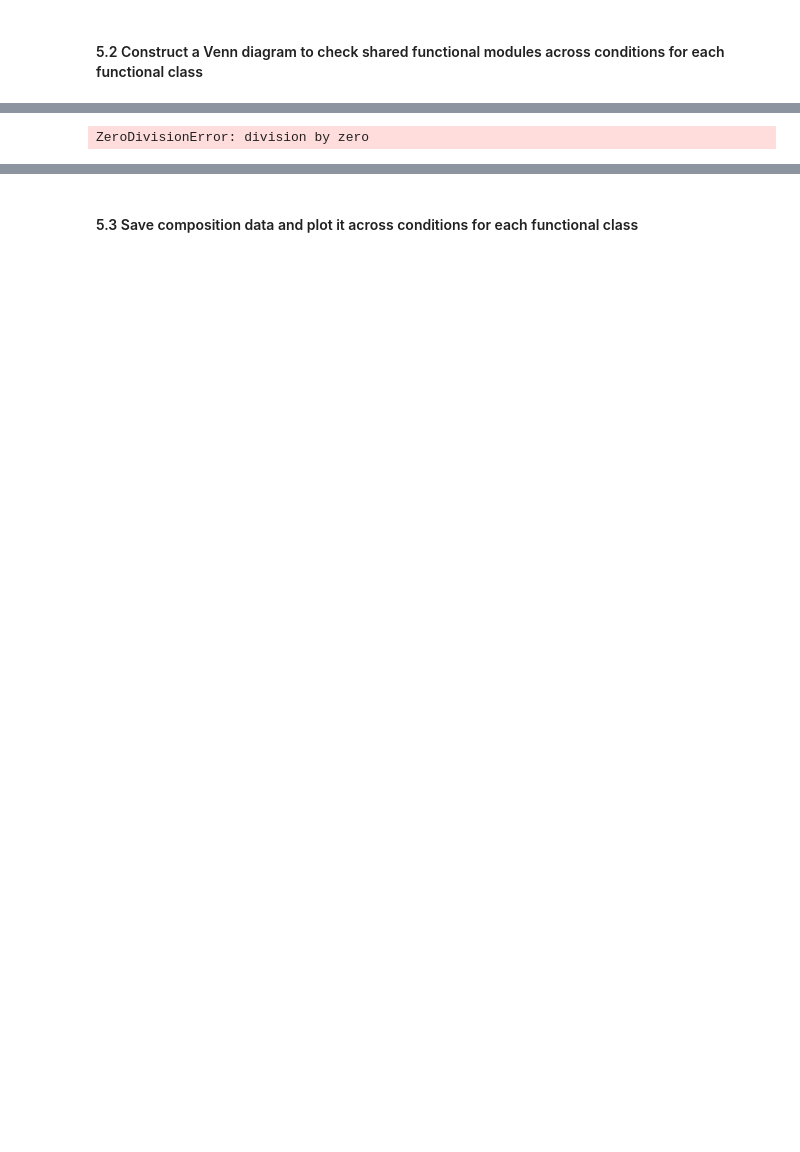
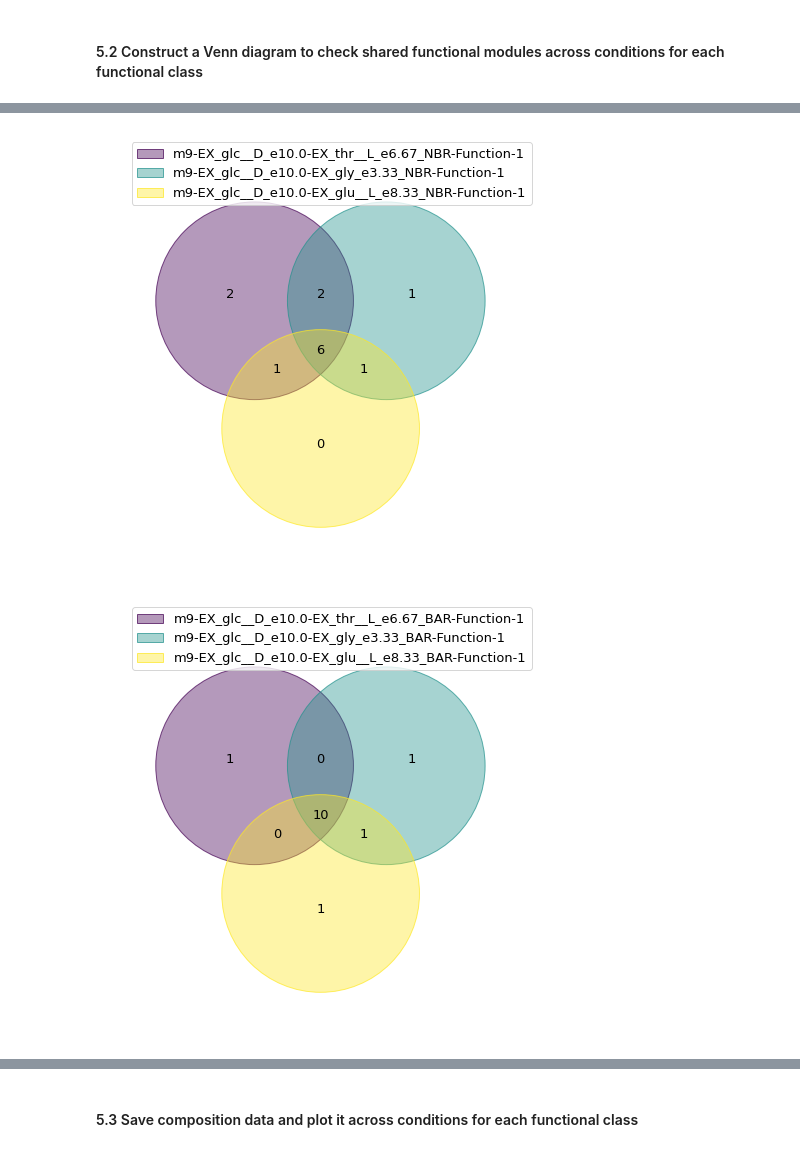
Before and after one commit to extrevaro/e-merlin, a Jupyter notebook: Study-level_enrichment_analysis.ipynb, the cells around one changed output, grey strips where cells are left out. Drawn from its saved outputs; the diff is of its cells as text; code cells hidden in the pictures; blank space fills up the shorter version.

Commit message:
add ecoli omics study results

```diff
--- a/Study-level_enrichment_analysis.ipynb
+++ b/Study-level_enrichment_analysis.ipynb
@@ -32,8 +33,13 @@ expression_data = pd.read_csv(expression_filepath).set_index('Geneid')
 #Study_dict has a pattern of:
 #            { <media_name>-{<carbon_source.key>:<carbon_source.value>}*nº of sources : <replicate ids list> }
 study_dict = { 'm9-EX_glc__D_e:10.0-EX_glu__L_e:8.33': ['ecoli_00050',
-                                                        'ecoli_00051']
-             }
+                                                       'ecoli_00051'],
+                'm9-EX_glc__D_e:10.0-EX_gly_e:3.33': ['ecoli_00052',
+                                                    'ecoli_00053'],
+                'm9-EX_glc__D_e:10.0-EX_thr__L_e:6.67': ['ecoli_00054',
+                                                       'ecoli_00055']
+              }
+
 #Load the model
 model_name = 'iML1515.xml'
 model_filepath = '/'.join(['models', model_name])
@@ -240,7 +246,7 @@ WARNING:cobra.io.mat:Using regular expression found the following compartments:c
 # %%
 #imodulon key goes with the functional class column of interest
 imodulon_functional_class = 'category'
-functional_data = {'_'.join(['iModulons', imodulon_functional_class]) : gene_presence_list,
+functional_data = {'_'.join(['iModulon', imodulon_functional_class]) : gene_presence_list,
                    'Subsystem': subsystem_df }
 #We get the functionality for each iModulon, as it represents the same abstaction level that subsystem
 #Dict to map imodulons with their functions
@@ -324,7 +325,7 @@ func_dict = {'Function-1' : 'imodulon_function',
 for result_type in sensitivity_result_dict:
     in_every_cutoff[result_type] = {}
     #create the filename according to the pattern <species>_<study>_enriched_functions.xlsx
-    with pd.ExcelWriter('pseudomonas_carbon_source_enriched_'+result_type+'.xlsx') as writer:
+    with pd.ExcelWriter('ecoli_carbon_source_enriched_'+result_type+'.xlsx') as writer:
         for condition in sensitivity_result_dict[result_type]:
             sensitivity_data = sensitivity_result_dict[result_type][condition]
             if result_type == 'Gene':
@@ -421,7 +467,10 @@ Title is more than 31 characters. Some applications may not be able to read the
 from venn import venn
 %matplotlib inline
 
-cathegories = ["Function-1","Function-2","Gene"]
+cathegories = {"Function-1" : "iModulon_function",
+               "Function-2" : "Subsystem_function",
+               "Gene" : "Gene"
+              }
 reaction_types = ["NBR", "BAR"]
 filterByKeyPattern = lambda cat_dict, pattern: {key: cat_dict[key] for key in cat_dict.keys() if pattern in key}
 
@@ -432,6 +481,7 @@ for cat in cathegories:
         ReactionData = filterByKeyPattern(cat_dict, reaction)
         if cat == 'Gene':
             target_conditions = set(ReactionData.keys())
+
         if 'Function' in cat:
             FunctionalData = filterByKeyPattern(cat_dict, cat)
             target_conditions = set(FunctionalData.keys()).intersection(set(ReactionData.keys()))
@@ -439,6 +489,9 @@ for cat in cathegories:
         experimentData = {condition : cat_dict[condition] for condition in target_conditions}
         set_list = list(experimentData.values())
         venn(experimentData)
+        fig_name = '_'.join([reaction, cathegories[cat], 'venn_diagram.svg'])
+        fig_save_path='/'.join(['results', species, study_name, 'Figures', fig_name])
+        plt.savefig(fig_save_path)
         print(set_list[0].intersection(*set_list[1:]))
 # %% [output]
 Function-1 always present in every cutoff for every condition
@@ -445 +506,2 @@ Function-1 always present in every cutoff for every condition
-ZeroDivisionError: division by zero
+[figure, added]
+[figure, added]
```
Also changed, not shown: parts of 29 cells of this notebook, 48 other files.
